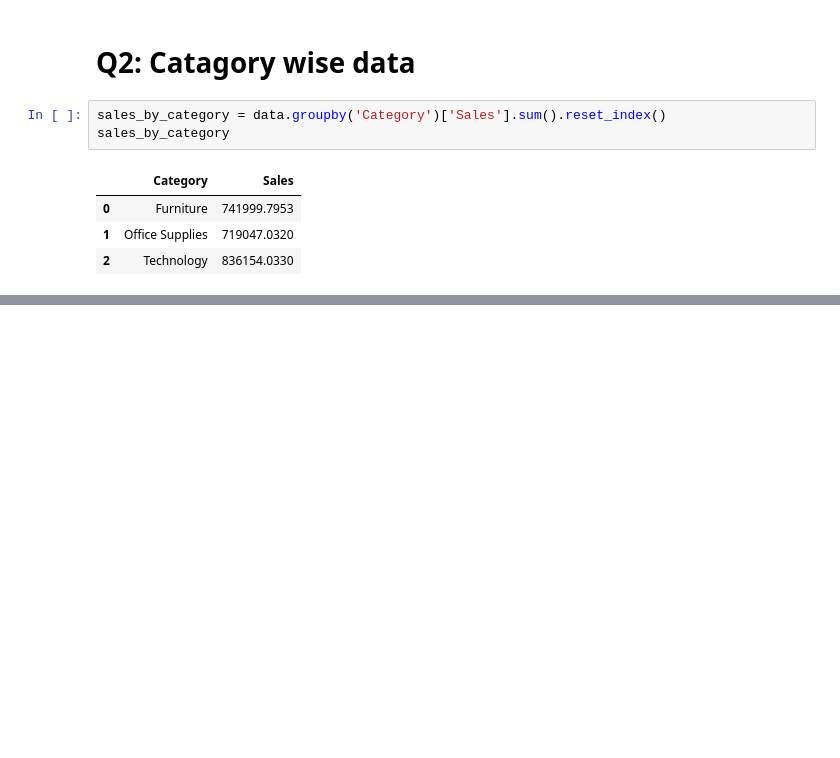
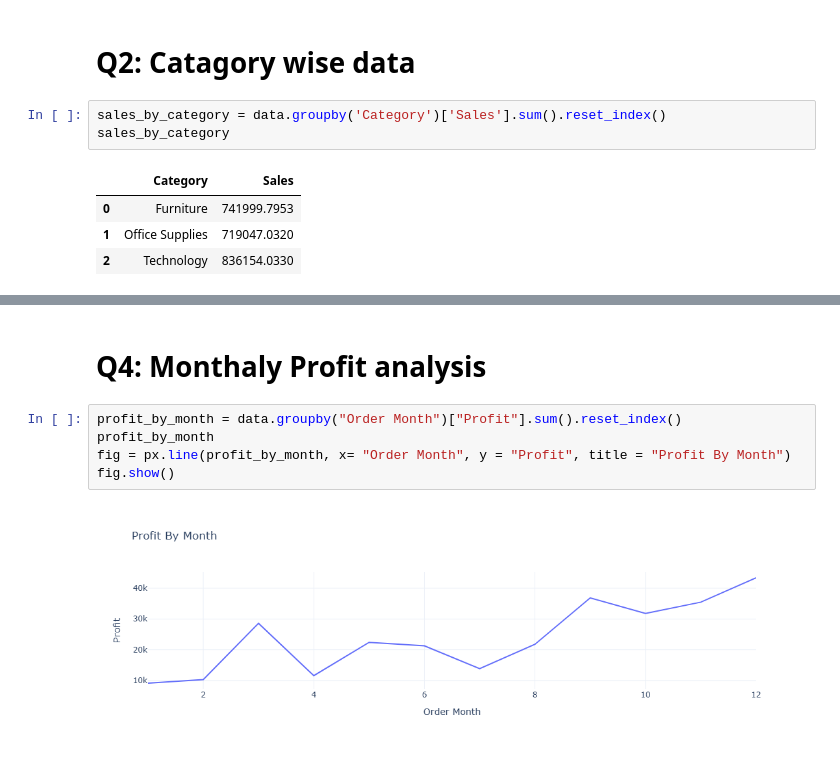
Before and after one commit to vishalbundela/E-commerce_Data_Analysis_with_Python, a Jupyter notebook: Ecommerce_project.ipynb, the cells around one changed output, grey strips where cells are left out. Cells and saved outputs as stored; diff of their text form; blank space fills up the shorter version.

```diff
--- a/Ecommerce_project.ipynb
+++ b/Ecommerce_project.ipynb
@@ -142,0 +153,9 @@ fig.show()
+# %% [markdown]
+# Q4: Monthaly Profit analysis
+# %%
+profit_by_month = data.groupby("Order Month")["Profit"].sum().reset_index()
+profit_by_month
+fig = px.line(profit_by_month, x= "Order Month", y = "Profit", title = "Profit By Month")
+fig.show()
+# %% [output]
+[figure, added]
```
Also changed, not shown: parts of 11 cells of this notebook.
